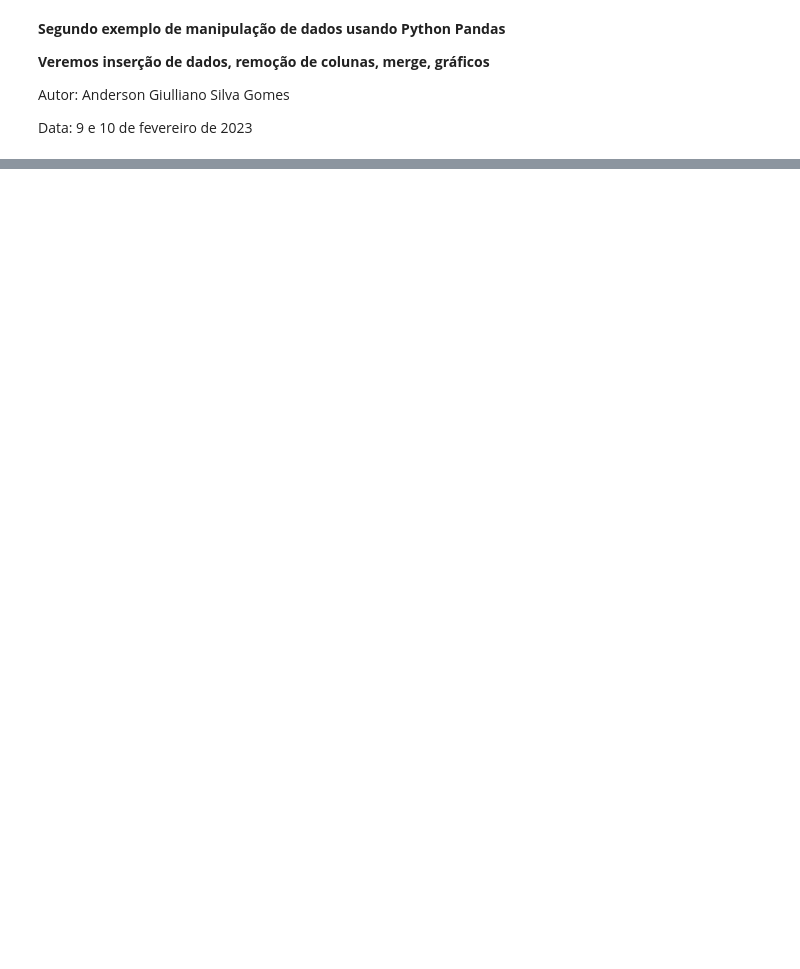
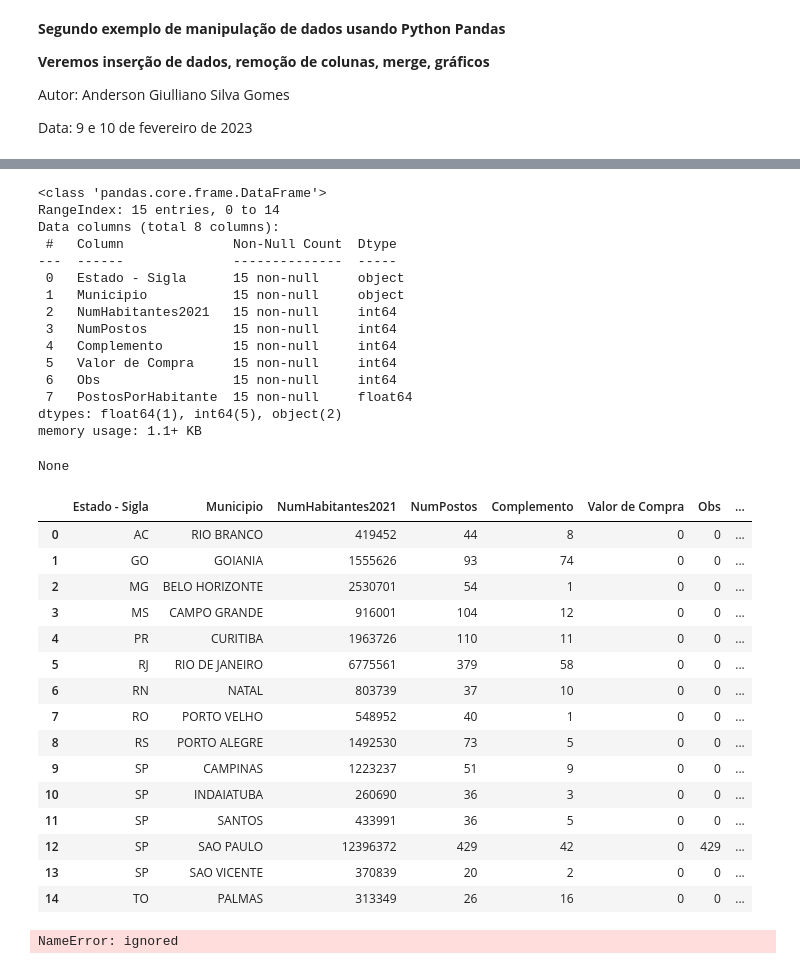
Before and after one commit to andersongiulliano/curso_extensao_pandas, a Jupyter notebook: Segundo_exemplo_de_manipulação_de_dados_usando_Python_Pandas.ipynb, the cells around one changed output, grey strips where cells are left out. Drawn from its saved outputs; the diff is of its cells as text; code cells hidden in the pictures; blank space fills up the shorter version.

```diff
--- a/Segundo_exemplo_de_manipulação_de_dados_usando_Python_Pandas.ipynb
+++ b/Segundo_exemplo_de_manipulação_de_dados_usando_Python_Pandas.ipynb
@@ -96,0 +102,6 @@ See the caveats in the documentation: https://pandas.pydata.org/pandas-docs/stab
+# %%
+# Faz um MERGE dos dois dataframes
+colunas = ['Municipio', 'Estado - Sigla']
+merge_df = combustiveis_df.merge(num_habitantes_df, how="inner", on=colunas)
+display(merge_df)
+print(merge_df.info())
@@ -96,0 +139,4 @@ See the caveats in the documentation: https://pandas.pydata.org/pandas-docs/stab
+# %%
+#Destruir coluna completamente vazia (todas as linhas são nulas)
+merge_df.dropna(axis='columns', inplace=True)
+print(merge_df.info())
@@ -96,0 +161,6 @@ See the caveats in the documentation: https://pandas.pydata.org/pandas-docs/stab
+# %%
+colunas=['Regiao - Sigla', 'Nome da Rua', 'Numero Rua',
+         'Bairro', 'Cep', 'Produto', 'Data da Coleta', 'Valor de Venda',
+         'Unidade de Medida', 'Bandeira', 'Ativo', 'Status do Valor de Venda']
+merge_df.drop(labels=colunas, axis=1, inplace=True)
+print(merge_df.info())
@@ -96,0 +184,4 @@ See the caveats in the documentation: https://pandas.pydata.org/pandas-docs/stab
+# %%
+# Remover a linhas duplicadas
+merge_df.drop_duplicates(inplace=True)
+display(merge_df.head(100))
@@ -96,0 +226,48 @@ See the caveats in the documentation: https://pandas.pydata.org/pandas-docs/stab
+# %%
+#Agrupar e contar quantos postos tem na cidade..
+postos_por_municipio_df = merge_df.groupby(by=['Estado - Sigla', 'Municipio', 'NumHabitantes2021']).count()
+postos_por_municipio_df.reset_index(inplace=True)
+#display(postos_por_municipio_df.info())
+postos_por_municipio_df.drop('CNPJ da Revenda', axis=1, inplace=True)
+postos_por_municipio_df.rename(columns={"Revenda": "NumPostos"}, inplace=True)
+
+postos_por_municipio_df['PostosPorHabitante'] = postos_por_municipio_df['NumPostos'] / postos_por_municipio_df['NumHabitantes2021']
+display(postos_por_municipio_df.info())
+display(postos_por_municipio_df)
+# %% [output]
+<class 'pandas.core.frame.DataFrame'>
+RangeIndex: 15 entries, 0 to 14
+Data columns (total 8 columns):
+ #   Column              Non-Null Count  Dtype
+---  ------              --------------  -----
+ 0   Estado - Sigla      15 non-null     object
+ 1   Municipio           15 non-null     object
+ 2   NumHabitantes2021   15 non-null     int64
+ 3   NumPostos           15 non-null     int64
+ 4   Complemento         15 non-null     int64
+ 5   Valor de Compra     15 non-null     int64
+ 6   Obs                 15 non-null     int64
+ 7   PostosPorHabitante  15 non-null     float64
+dtypes: float64(1), int64(5), object(2)
+memory usage: 1.1+ KB
+None
+|  | Estado - Sigla | Municipio | NumHabitantes2021 | NumPostos | Complemento | Valor de Compra | Obs | ... |
+| 0 | AC | RIO BRANCO | 419452 | 44 | 8 | 0 | 0 | ... |
+| 1 | GO | GOIANIA | 1555626 | 93 | 74 | 0 | 0 | ... |
+| 2 | MG | BELO HORIZONTE | 2530701 | 54 | 1 | 0 | 0 | ... |
+| 3 | MS | CAMPO GRANDE | 916001 | 104 | 12 | 0 | 0 | ... |
+| 4 | PR | CURITIBA | 1963726 | 110 | 11 | 0 | 0 | ... |
+| 5 | RJ | RIO DE JANEIRO | 6775561 | 379 | 58 | 0 | 0 | ... |
+| 6 | RN | NATAL | 803739 | 37 | 10 | 0 | 0 | ... |
+| 7 | RO | PORTO VELHO | 548952 | 40 | 1 | 0 | 0 | ... |
+| 8 | RS | PORTO ALEGRE | 1492530 | 73 | 5 | 0 | 0 | ... |
+| 9 | SP | CAMPINAS | 1223237 | 51 | 9 | 0 | 0 | ... |
+| 10 | SP | INDAIATUBA | 260690 | 36 | 3 | 0 | 0 | ... |
+| 11 | SP | SANTOS | 433991 | 36 | 5 | 0 | 0 | ... |
+| 12 | SP | SAO PAULO | 12396372 | 429 | 42 | 0 | 429 | ... |
+| 13 | SP | SAO VICENTE | 370839 | 20 | 2 | 0 | 0 | ... |
+| 14 | TO | PALMAS | 313349 | 26 | 16 | 0 | 0 | ... |
+# %%
+display(num_serv[['Oficina', 'ValorPecas', 'Status da NF']])
+# %% [output]
+NameError: ignored
```
Also changed, not shown: parts of 13 cells of this notebook.
